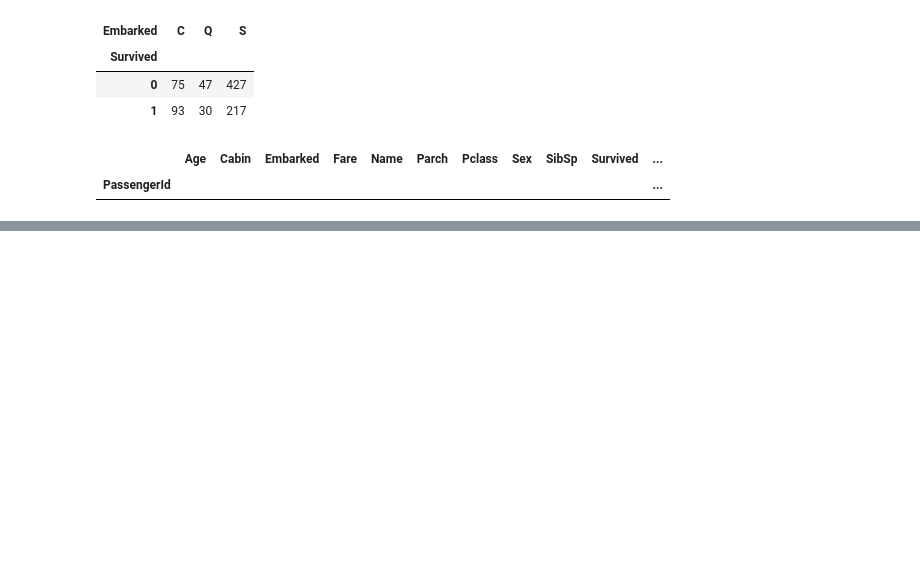
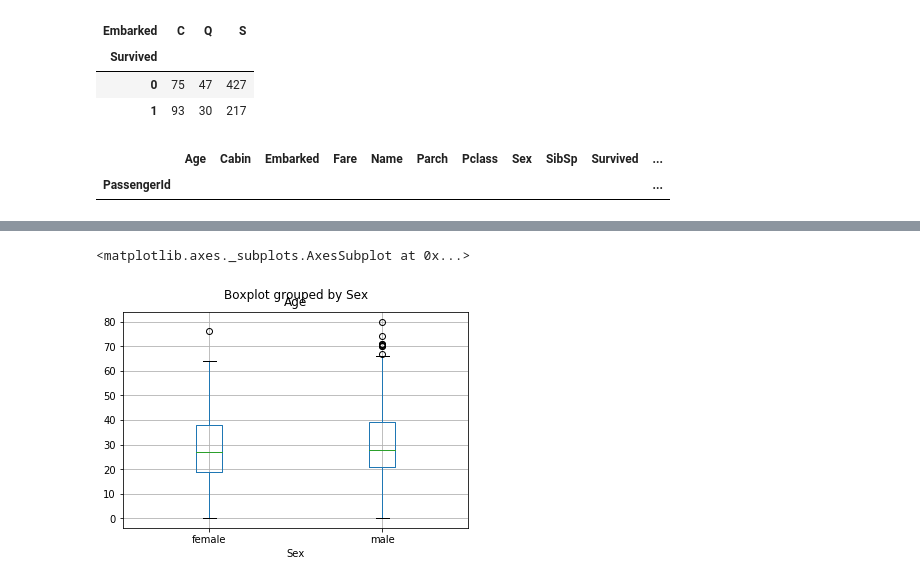
Before and after one commit to sgrosu/titanic, a Jupyter notebook: notebooks/2.0exploring-processing.ipynb, the cells around one changed output, grey strips where cells are left out. Cells and saved outputs as stored; diff of their text form; code cells hidden in the pictures; blank space fills up the shorter version.

```diff
--- a/notebooks/2.0exploring-processing.ipynb
+++ b/notebooks/2.0exploring-processing.ipynb
@@ -437,0 +509,5 @@ df[df.Embarked.isnull()]
+# %%
+df[df.Age.notnull()].boxplot('Age','Sex')
+# %% [output]
+<matplotlib.axes._subplots.AxesSubplot at 0x...>
+[figure, added]
```
Also changed, not shown: parts of 16 cells of this notebook.
